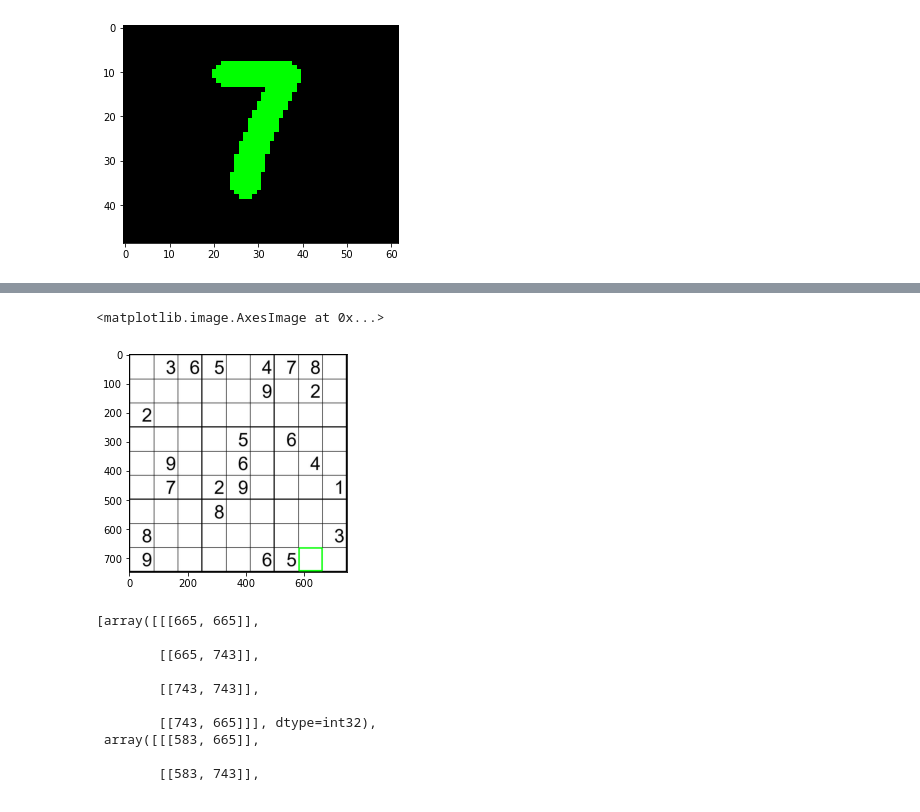
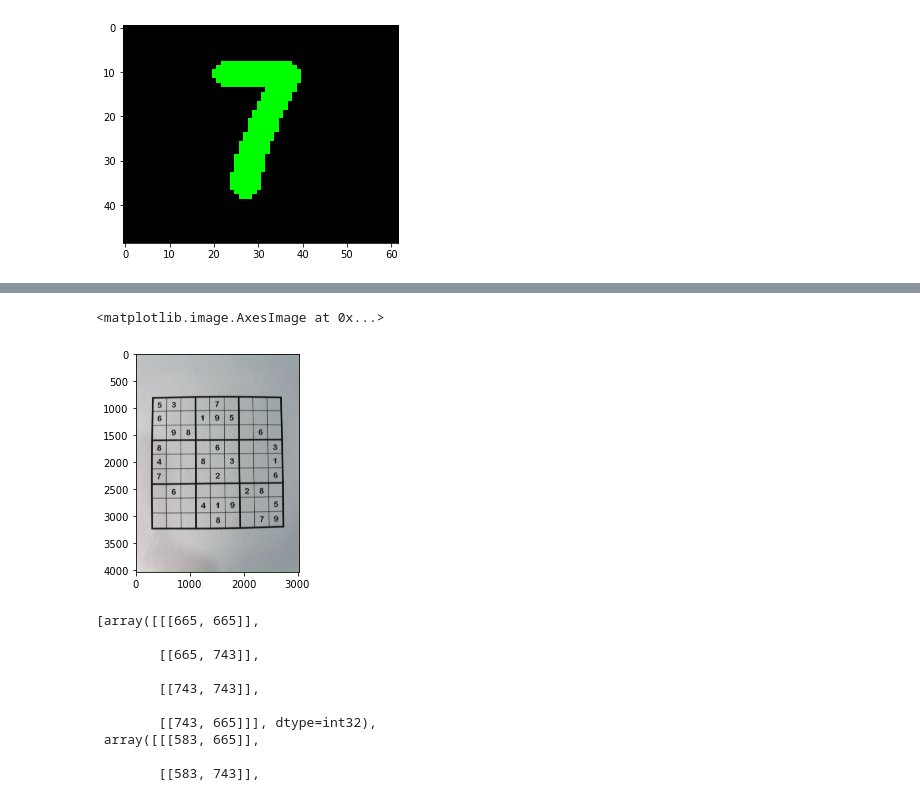
Before and after one commit to antoniogarciagiron/Sudoku-solver, a Jupyter notebook: Ajustar imágenes.ipynb, the cells around one changed output, grey strips where cells are left out. Saved outputs shown, nothing was run; the diff lists cells and outputs as text; code cells hidden in the pictures.

```diff
--- a/Ajustar imágenes.ipynb
+++ b/Ajustar imágenes.ipynb
@@ -165,7 +165,7 @@ plt.imshow(inverted)
 <matplotlib.image.AxesImage at 0x...>
 [figure]
 # %%
-sudoku = cv2.imread("sudoku.jpg")
+sudoku = cv2.imread("IMG_1290.jpg")
 plt.imshow(sudoku)
 # %% [output]
 <matplotlib.image.AxesImage at 0x...>
@@ -179,14 +179,14 @@ plt.imshow(edge_sudoku)
 # %%
 imgray = cv2.cvtColor(sudoku, cv2.COLOR_BGR2GRAY)
 plt.imshow(imgray)
 ret, thresh = cv2.threshold(imgray, 127, 255, 0)
 contours, hierarchy = cv2.findContours(thresh, cv2.RETR_TREE, cv2.CHAIN_APPROX_SIMPLE)
-cnt = contours[1]
+cnt = contours[7]
 cv2.drawContours(sudoku, [cnt], 0, (0,255,0), 3)
 plt.imshow(sudoku)
 # %% [output]
 <matplotlib.image.AxesImage at 0x...>
-[figure, old version]
+[figure, new version]
 # %%
 contours
 # %% [output]
```
Also changed, not shown: parts of 3 cells of this notebook, 11 other files.
